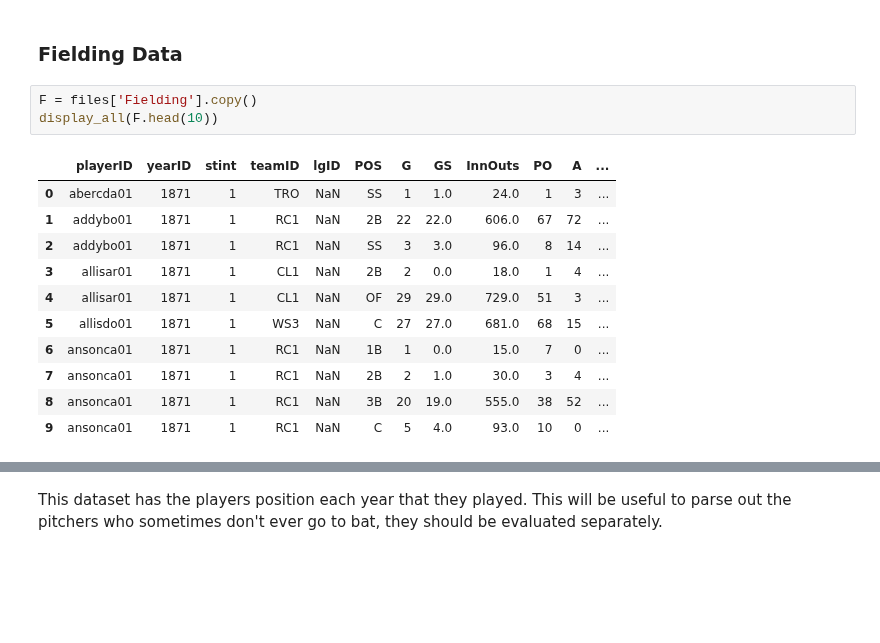
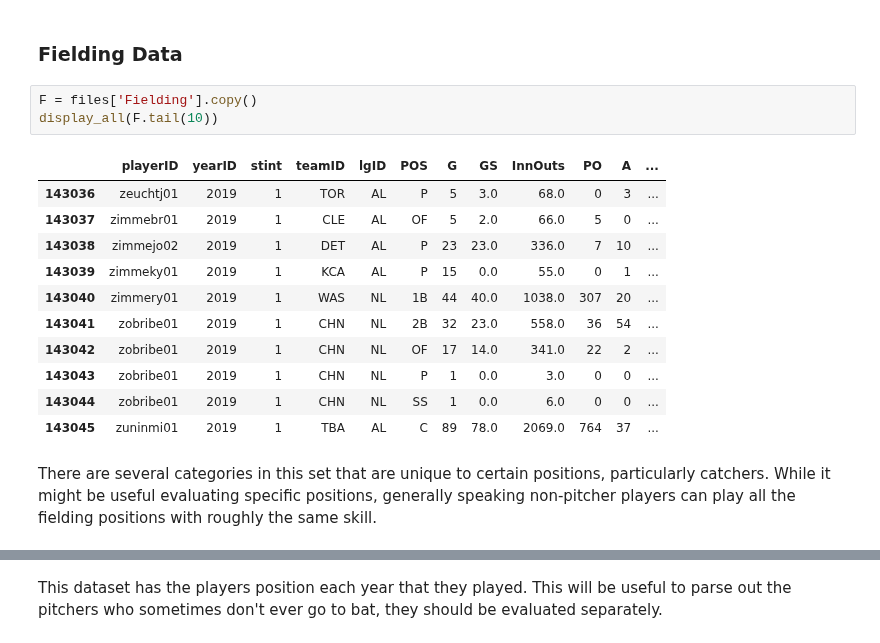
Before and after one commit to aradaha/Baseball-Stats-Project, a Jupyter notebook: Capstone.ipynb, the cells around one changed output, grey strips where cells are left out. Drawn from its saved outputs; the diff is of its cells as text; blank space fills up the shorter version.

```diff
--- a/Capstone.ipynb
+++ b/Capstone.ipynb
@@ -331,16 +332,18 @@ df = df.merge(AVGDF, how='left', on="playerID")
 ### Fielding Data
 # %%
 F = files['Fielding'].copy()
-display_all(F.head(10))
+display_all(F.tail(10))
 # %% [output]
 |  | playerID | yearID | stint | teamID | lgID | POS | G | GS | InnOuts | PO | A | ... |
-| 0 | abercda01 | 1871 | 1 | TRO | NaN | SS | 1 | 1.0 | 24.0 | 1 | 3 | ... |
-| 1 | addybo01 | 1871 | 1 | RC1 | NaN | 2B | 22 | 22.0 | 606.0 | 67 | 72 | ... |
-| 2 | addybo01 | 1871 | 1 | RC1 | NaN | SS | 3 | 3.0 | 96.0 | 8 | 14 | ... |
-| 3 | allisar01 | 1871 | 1 | CL1 | NaN | 2B | 2 | 0.0 | 18.0 | 1 | 4 | ... |
-| 4 | allisar01 | 1871 | 1 | CL1 | NaN | OF | 29 | 29.0 | 729.0 | 51 | 3 | ... |
-| 5 | allisdo01 | 1871 | 1 | WS3 | NaN | C | 27 | 27.0 | 681.0 | 68 | 15 | ... |
-| 6 | ansonca01 | 1871 | 1 | RC1 | NaN | 1B | 1 | 0.0 | 15.0 | 7 | 0 | ... |
-| 7 | ansonca01 | 1871 | 1 | RC1 | NaN | 2B | 2 | 1.0 | 30.0 | 3 | 4 | ... |
-| 8 | ansonca01 | 1871 | 1 | RC1 | NaN | 3B | 20 | 19.0 | 555.0 | 38 | 52 | ... |
-| 9 | ansonca01 | 1871 | 1 | RC1 | NaN | C | 5 | 4.0 | 93.0 | 10 | 0 | ... |
+| 143036 | zeuchtj01 | 2019 | 1 | TOR | AL | P | 5 | 3.0 | 68.0 | 0 | 3 | ... |
+| 143037 | zimmebr01 | 2019 | 1 | CLE | AL | OF | 5 | 2.0 | 66.0 | 5 | 0 | ... |
+| 143038 | zimmejo02 | 2019 | 1 | DET | AL | P | 23 | 23.0 | 336.0 | 7 | 10 | ... |
+| 143039 | zimmeky01 | 2019 | 1 | KCA | AL | P | 15 | 0.0 | 55.0 | 0 | 1 | ... |
+| 143040 | zimmery01 | 2019 | 1 | WAS | NL | 1B | 44 | 40.0 | 1038.0 | 307 | 20 | ... |
+| 143041 | zobribe01 | 2019 | 1 | CHN | NL | 2B | 32 | 23.0 | 558.0 | 36 | 54 | ... |
+| 143042 | zobribe01 | 2019 | 1 | CHN | NL | OF | 17 | 14.0 | 341.0 | 22 | 2 | ... |
+| 143043 | zobribe01 | 2019 | 1 | CHN | NL | P | 1 | 0.0 | 3.0 | 0 | 0 | ... |
+| 143044 | zobribe01 | 2019 | 1 | CHN | NL | SS | 1 | 0.0 | 6.0 | 0 | 0 | ... |
+| 143045 | zuninmi01 | 2019 | 1 | TBA | AL | C | 89 | 78.0 | 2069.0 | 764 | 37 | ... |
+# %% [markdown]
+There are several categories in this set that are unique to certain positions, particularly catchers. While it might be useful evaluating specific positions, generally speaking non-pitcher players can play all the fielding positions with roughly the same skill.
```
Also changed, not shown: parts of 10 cells of this notebook.
